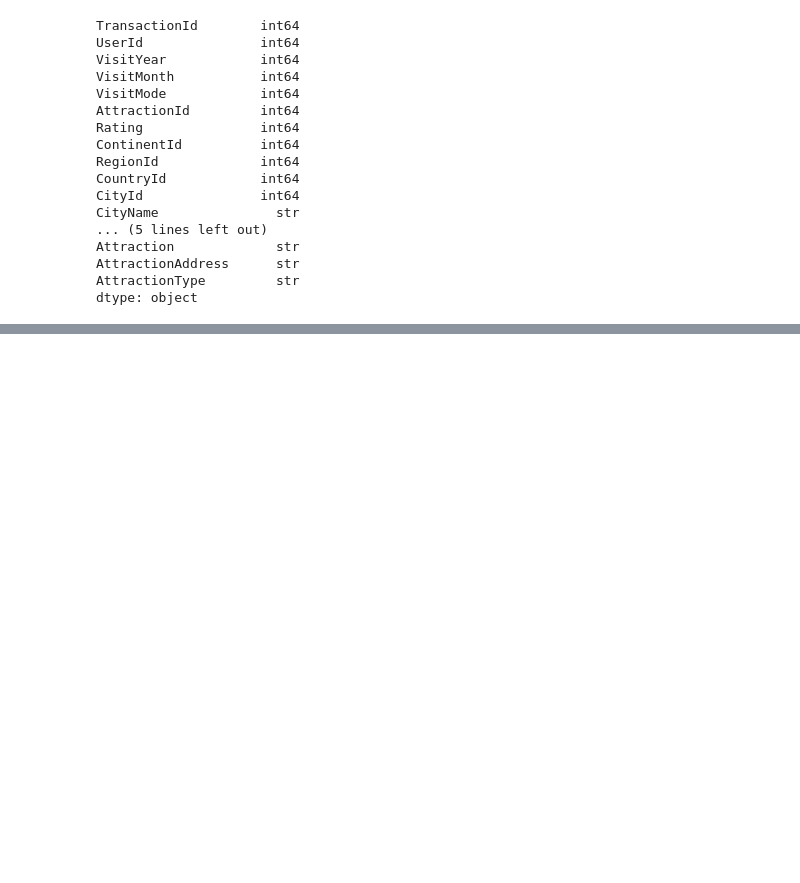
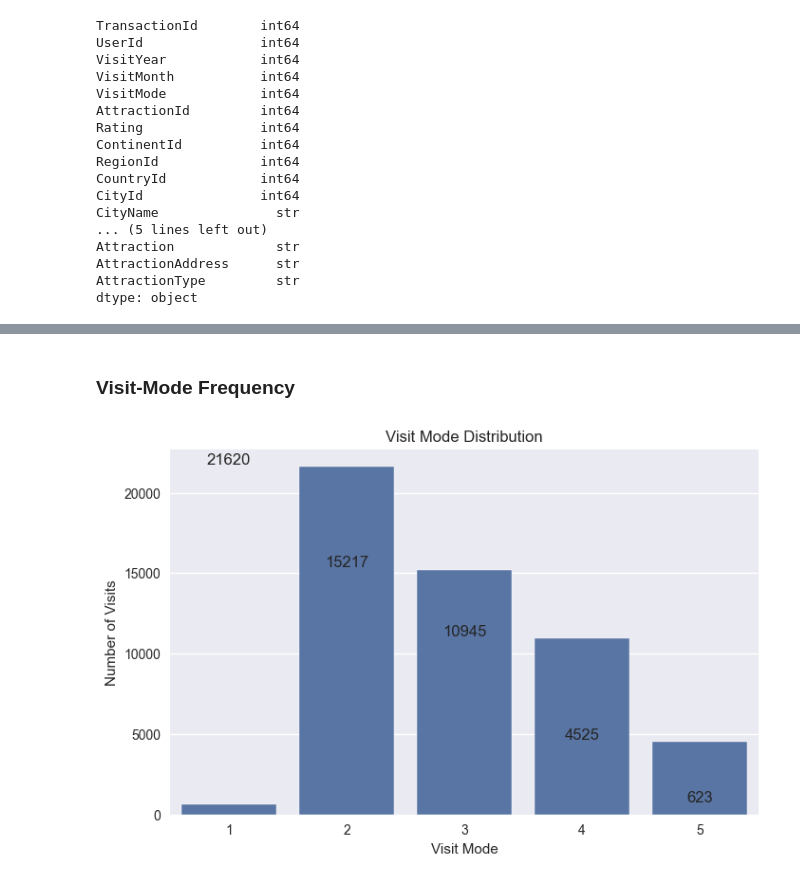
Before and after one commit to shabbu8111999/Tourism_Experience_Analytics, a Jupyter notebook: jupyter/Tourism_Experience.ipynb, the cells around one changed output, grey strips where cells are left out. Cells and saved outputs as stored; diff of their text form; code cells hidden in the pictures; blank space fills up the shorter version.

```diff
--- a/jupyter/Tourism_Experience.ipynb
+++ b/jupyter/Tourism_Experience.ipynb
@@ -665,0 +688,17 @@ dtype: object
+# %% [markdown]
+### Visit-Mode Frequency
+# %%
+visit_counts = clean_df['VisitMode'].value_counts()
+
+plt.figure(figsize=(8,5))
+ax = sns.barplot(x=visit_counts.index, y=visit_counts.values)
+plt.title("Visit Mode Distribution")
+plt.xlabel("Visit Mode")
+plt.ylabel("Number of Visits")
+
+for i, v in enumerate(visit_counts.values):
+    ax.text(i, v, v, ha='center', va='bottom')
+
+plt.show()
+# %% [output]
+[figure, added]
```
Also changed, not shown: parts of 83 cells of this notebook, 1 other file.
